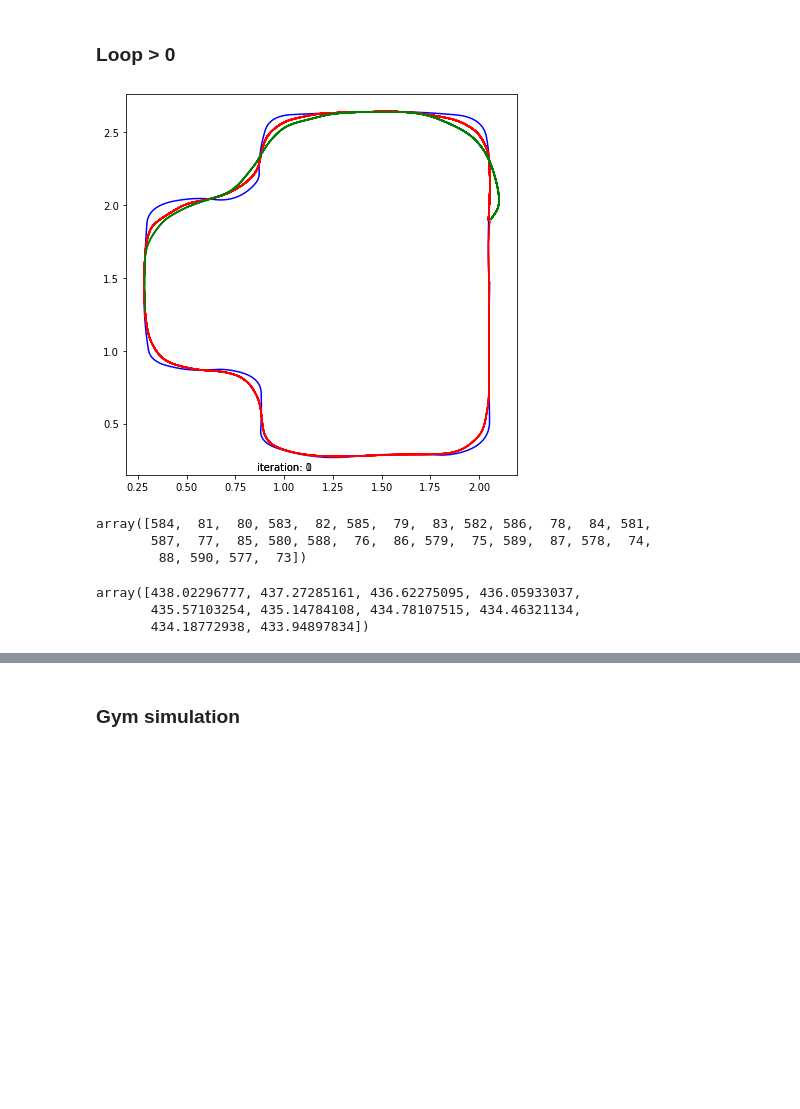
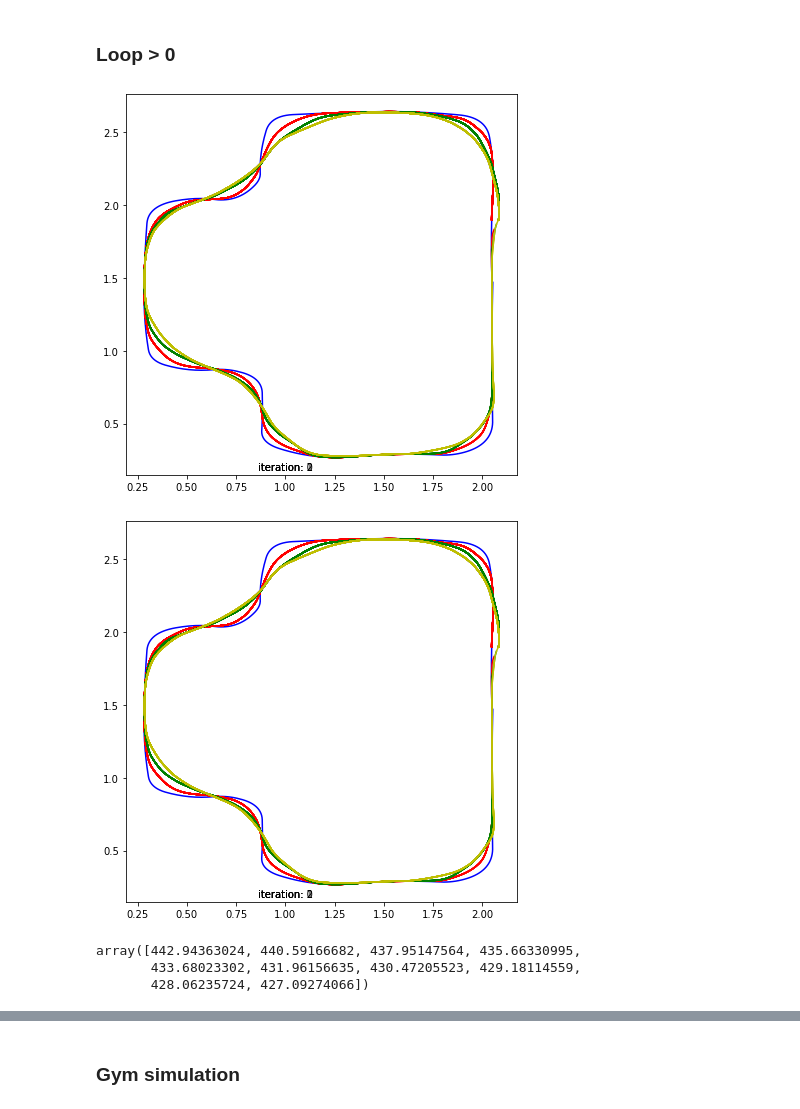
Before and after one commit to giuliovv/duckrace, a Jupyter notebook: iterative_mpc.ipynb, the cells around one changed output, grey strips where cells are left out. Cells and saved outputs as stored; diff of their text form; code cells hidden in the pictures; blank space fills up the shorter version.

```diff
--- a/iterative_mpc.ipynb
+++ b/iterative_mpc.ipynb
@@ -258,8 +244,8 @@ utils.show_on_map_array(env, np.array([X_log[0,:], X_log[1,:]]).T, fig=ax_dict["
 [figure]
 # %%
 # all_points: [x, y, theta, v, w, steps to arrive]
-all_points = X_log
-X_log_orig = X_log
+all_points = X_log[[True, True, False, True, True]]
+X_log_orig = X_log[[True, True, False, True, True]]
 first_loop_len = all_points.shape[1]
 all_points = np.vstack((all_points, np.arange(first_loop_len)[::-1]))
 all_points_orig = all_points
@@ -293,6 +277,7 @@ if idx+N > all_points.shape[1]:
 
 Js = []
 idxs = []
+plain_loops = []
 
 plt.plot(traj[:,0], traj[:,1], "b")
 
@@ -302,7 +287,8 @@ for iteration in range(n_iterations):
     U_log = np.empty((2,0))
 
     # Normalize the angles
-    x[2] = mod(x[2]+pi, 2*pi)-pi
+    # Overfit the starting angle to avoid normalization problems ;)
+    #x[2] = pi/2 #mod(x[2]+pi, 2*pi)-pi
 
     # x = [pose.x, pose.y, pose.theta, 0, 0]
     # idx = int(index)
@@ -343,46 +329,43 @@ for iteration in range(n_iterations):
             idx = idx_new
             if idx+N > traj.shape[0]:
                 idx = traj.shape[0] - idx
 
         if x[1] >= finish_line.y and t >= finish_line.t:
             break
         t += 1
         if t%10 == 0 and real_time_plot:
             plt.plot(*X_log[:2,:], c=['r', 'g', 'y'][iteration%3])
             ipythondisplay.clear_output(wait=True)
             ipythondisplay.display(plt.gcf())
         # if t == 100:
         #     break
         if t == 150:
             # Now it can see all the points
             kdtree = spatial.KDTree(last_loop[:2, :].T)
             nbrs = NearestNeighbors(n_neighbors=K, algorithm='ball_tree').fit(last_iterations[:2, :].T)
     last_points = X_log
     last_points = np.vstack((last_points, np.arange(last_points.shape[1])[::-1]))
 
+    plain_loops.append(X_log)
+
     # Here only if use 1 iteration in the past
     last_iterations = last_points
 
     all_points_len = all_points.shape[1]
     if all_points_len > last_points.shape[1]:
         last_points = np.pad(last_points, ((0,0), (0, all_points_len-last_points.shape[1])), 'constant', constant_values=(0,0))
     if all_points_len < last_points.shape[1]:
         all_points = np.pad(all_points, ((0,0), (0, last_points.shape[1]-all_points_len)), 'constant', constant_values=(0,0))
     all_points = np.hstack((all_points, last_points))
 # %% [output]
-[figure, old version]
+[figure, new version]
+[figure, added]
-# %%
-indices
-# %% [output]
-array([584,  81,  80, 583,  82, 585,  79,  83, 582, 586,  78,  84, 581,
-       587,  77,  85, 580, 588,  76,  86, 579,  75, 589,  87, 578,  74,
-        88, 590, 577,  73])
 # %%
 np.rad2deg(X_log[2,-10:])
 # %% [output]
-array([438.02296777, 437.27285161, 436.62275095, 436.05933037,
-       435.57103254, 435.14784108, 434.78107515, 434.46321134,
-       434.18772938, 433.94897834])
+array([442.94363024, 440.59166682, 437.95147564, 435.66330995,
+       433.68023302, 431.96156635, 430.47205523, 429.18114559,
+       428.06235724, 427.09274066])
 # %%
 plt.plot(np.min(Js,axis=1))
 # %% [output]
```
Also changed, not shown: parts of 10 cells of this notebook, 1 other file.
